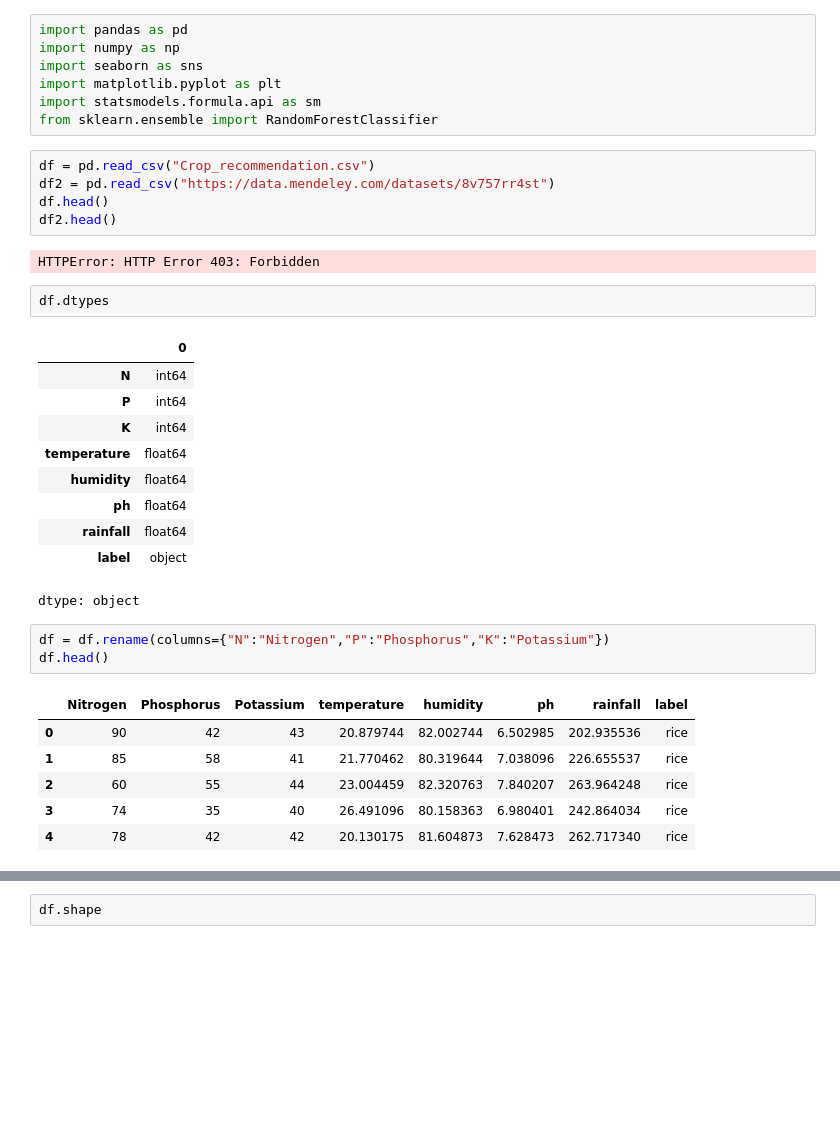
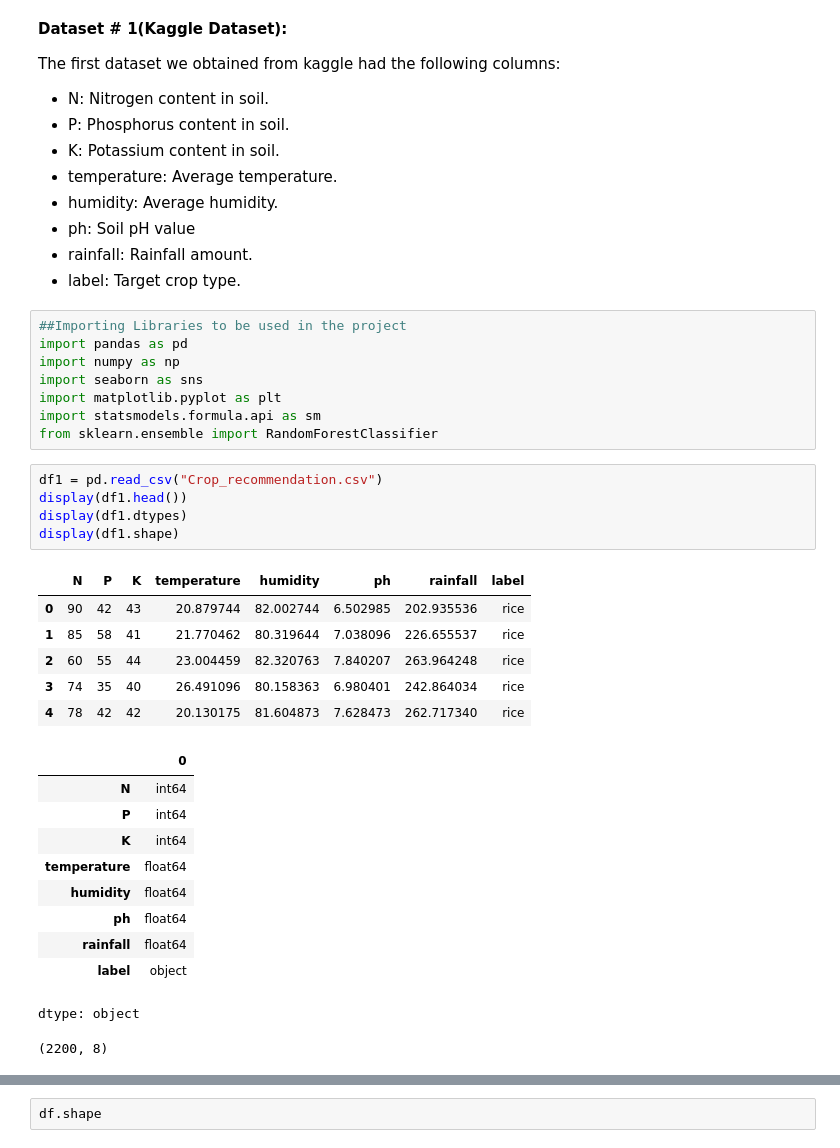
Before and after one commit to Shahmeer-Ahmed/Crop_Recommendation_System_DS_FA24, a Jupyter notebook: MLProject (2).ipynb, the cells around one changed output, grey strips where cells are left out. Drawn from its saved outputs; the diff is of its cells as text; blank space fills up the shorter version.

Commit message:
Added new dataset

```diff
--- a/MLProject (2).ipynb
+++ b/MLProject (2).ipynb
@@ -3,37 +23,45 @@
+# %% [markdown]
+**Dataset # 1(Kaggle Dataset):**
+
+The first dataset we obtained from kaggle had the following columns:
+
+
+*   N: Nitrogen content in soil.
+*   P: Phosphorus content in soil.
+*   K: Potassium content in soil.
+*   temperature: Average temperature.
+*   humidity: Average humidity.
+*   ph: Soil pH value
+*   rainfall: Rainfall amount.
+*   label: Target crop type.
 # %%
+##Importing Libraries to be used in the project
 import pandas as pd
 import numpy as np
 import seaborn as sns
 import matplotlib.pyplot as plt
 import statsmodels.formula.api as sm
 from sklearn.ensemble import RandomForestClassifier
-# %%
-df = pd.read_csv("Crop_recommendation.csv")
-df2 = pd.read_csv("https://data.mendeley.com/datasets/8v757rr4st")
-df.head()
-df2.head()
-# %% [output]
-HTTPError: HTTP Error 403: Forbidden
-# %%
-df.dtypes
-# %% [output]
-|  | 0 |
-| N | int64 |
-| P | int64 |
-| K | int64 |
-| temperature | float64 |
-| humidity | float64 |
-| ph | float64 |
-| rainfall | float64 |
-| label | object |
-dtype: object
-# %%
-df = df.rename(columns={"N":"Nitrogen","P":"Phosphorus","K":"Potassium"})
-df.head()
-# %% [output]
-|  | Nitrogen | Phosphorus | Potassium | temperature | humidity | ph | rainfall | label |
-| 0 | 90 | 42 | 43 | 20.879744 | 82.002744 | 6.502985 | 202.935536 | rice |
-| 1 | 85 | 58 | 41 | 21.770462 | 80.319644 | 7.038096 | 226.655537 | rice |
-| 2 | 60 | 55 | 44 | 23.004459 | 82.320763 | 7.840207 | 263.964248 | rice |
-| 3 | 74 | 35 | 40 | 26.491096 | 80.158363 | 6.980401 | 242.864034 | rice |
-| 4 | 78 | 42 | 42 | 20.130175 | 81.604873 | 7.628473 | 262.717340 | rice |
+# %%
+df1 = pd.read_csv("Crop_recommendation.csv")
+display(df1.head())
+display(df1.dtypes)
+display(df1.shape)
+# %% [output]
+|  | N | P | K | temperature | humidity | ph | rainfall | label |
+| 0 | 90 | 42 | 43 | 20.879744 | 82.002744 | 6.502985 | 202.935536 | rice |
+| 1 | 85 | 58 | 41 | 21.770462 | 80.319644 | 7.038096 | 226.655537 | rice |
+| 2 | 60 | 55 | 44 | 23.004459 | 82.320763 | 7.840207 | 263.964248 | rice |
+| 3 | 74 | 35 | 40 | 26.491096 | 80.158363 | 6.980401 | 242.864034 | rice |
+| 4 | 78 | 42 | 42 | 20.130175 | 81.604873 | 7.628473 | 262.717340 | rice |
+|  | 0 |
+| N | int64 |
+| P | int64 |
+| K | int64 |
+| temperature | float64 |
+| humidity | float64 |
+| ph | float64 |
+| rainfall | float64 |
+| label | object |
+dtype: object
+(2200, 8)
```
Also changed, not shown: parts of 7 cells of this notebook.
